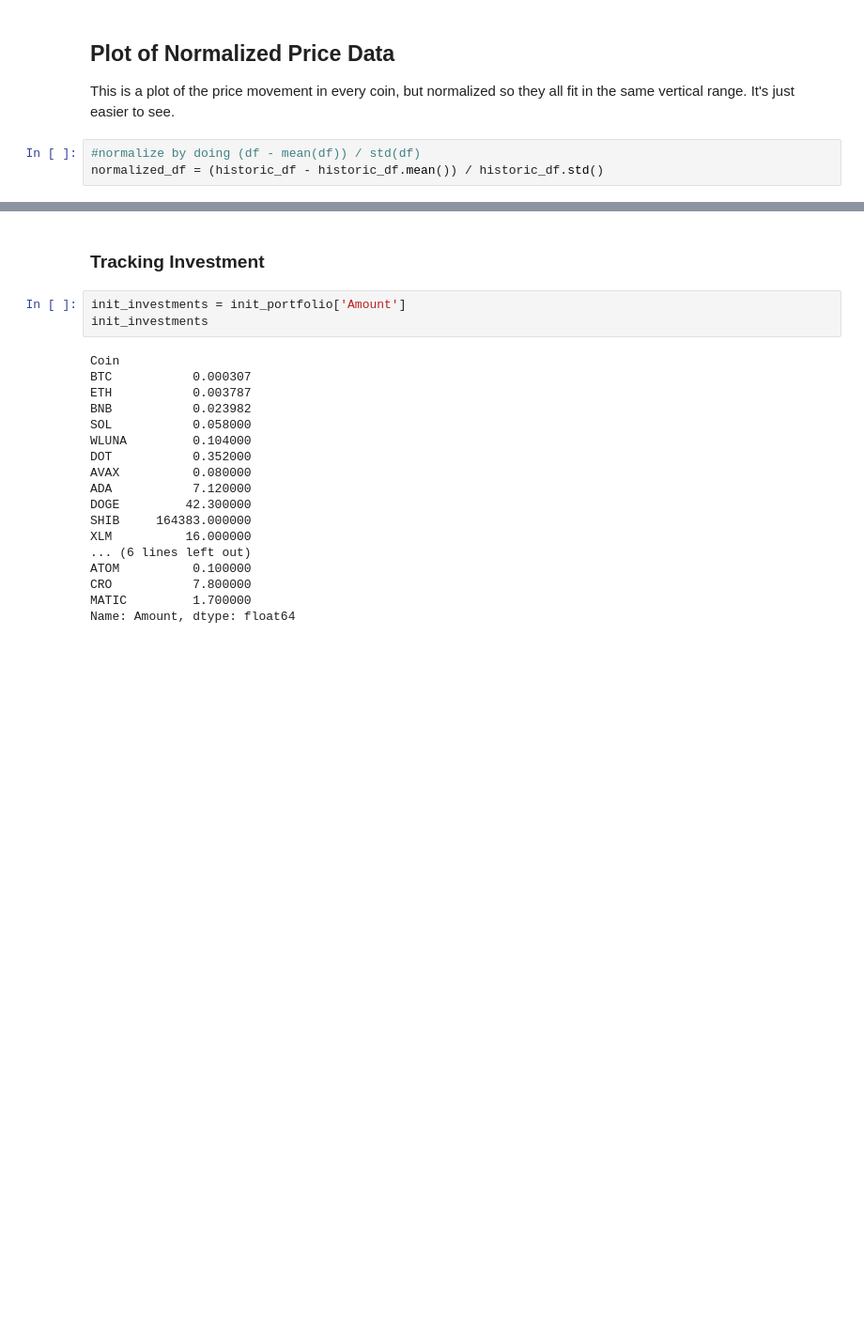
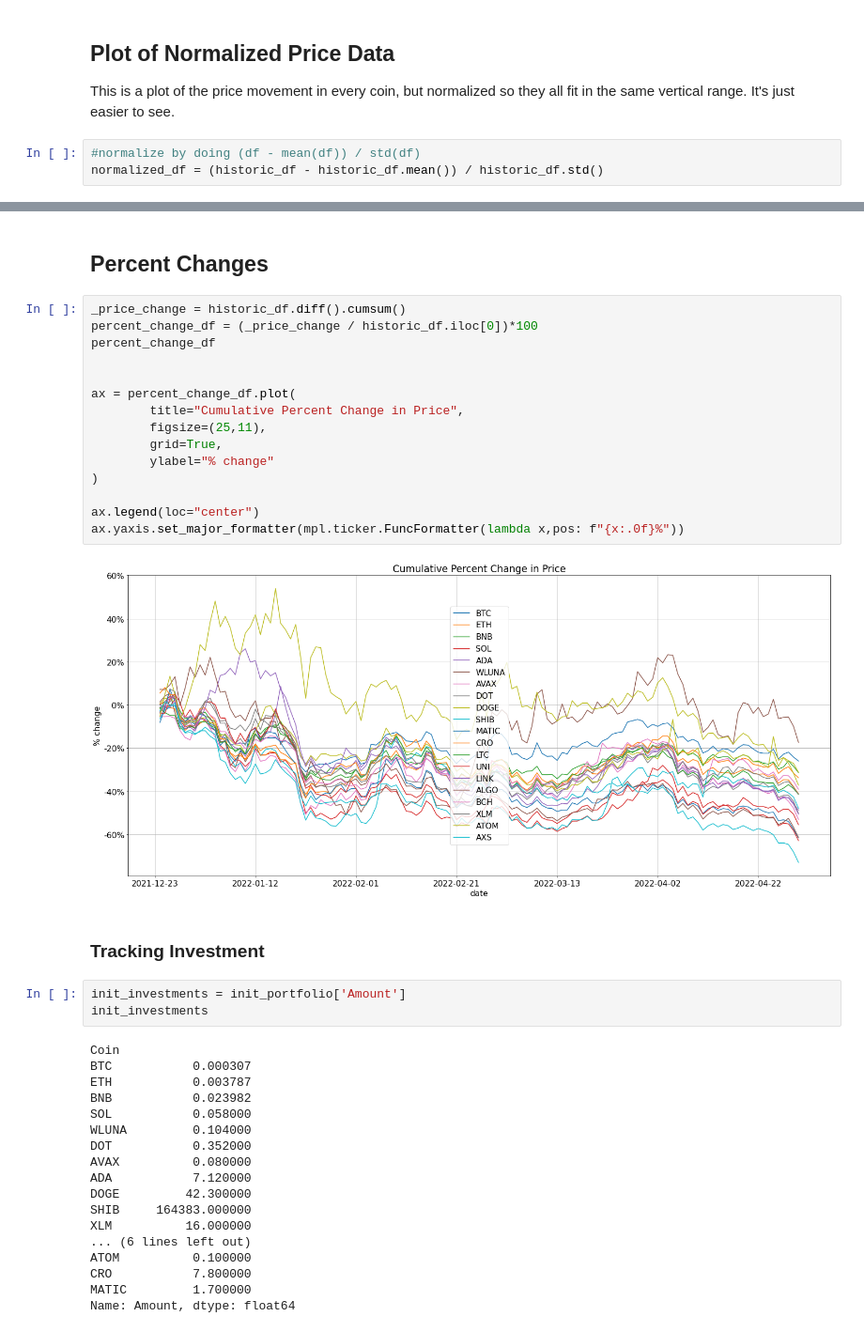
Before and after one commit to andresberejnoi/PublicNotebooks, a Jupyter notebook: 2022 Crypto Portfolio Tracking/2022 Weighted Crypto Portfolio Tracking.ipynb, the cells around one changed output, grey strips where cells are left out. Shown at 94% size. Cells and saved outputs as stored; diff of their text form; blank space fills up the shorter version.

```diff
--- a/2022 Crypto Portfolio Tracking/2022 Weighted Crypto Portfolio Tracking.ipynb
+++ b/2022 Crypto Portfolio Tracking/2022 Weighted Crypto Portfolio Tracking.ipynb
@@ -145,3 +163,22 @@ normalized_df.plot(figsize=(25,11),)
+# %% [markdown]
+## Percent Changes
+# %%
+_price_change = historic_df.diff().cumsum()
+percent_change_df = (_price_change / historic_df.iloc[0])*100
+percent_change_df
+
+
+ax = percent_change_df.plot(
+        title="Cumulative Percent Change in Price",
+        figsize=(25,11),
+        grid=True,
+        ylabel="% change"
+)
+
+ax.legend(loc="center")
+ax.yaxis.set_major_formatter(mpl.ticker.FuncFormatter(lambda x,pos: f"{x:.0f}%"))
+# %% [output]
+[figure, added]
 # %% [markdown]
 ### Tracking Investment
 # %%
```
Also changed, not shown: parts of 24 cells of this notebook.
